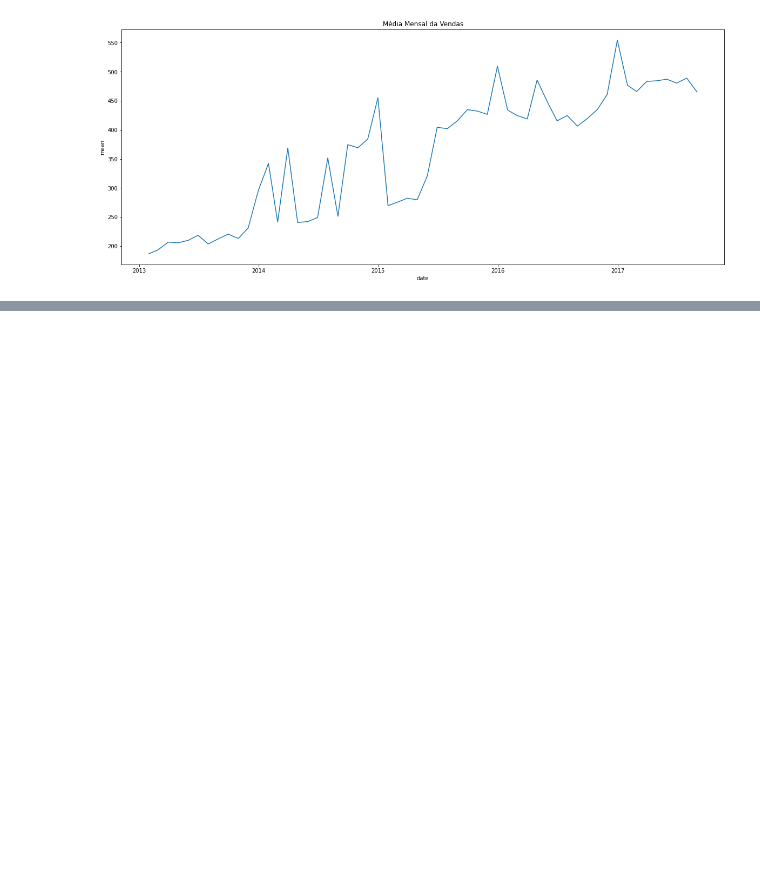
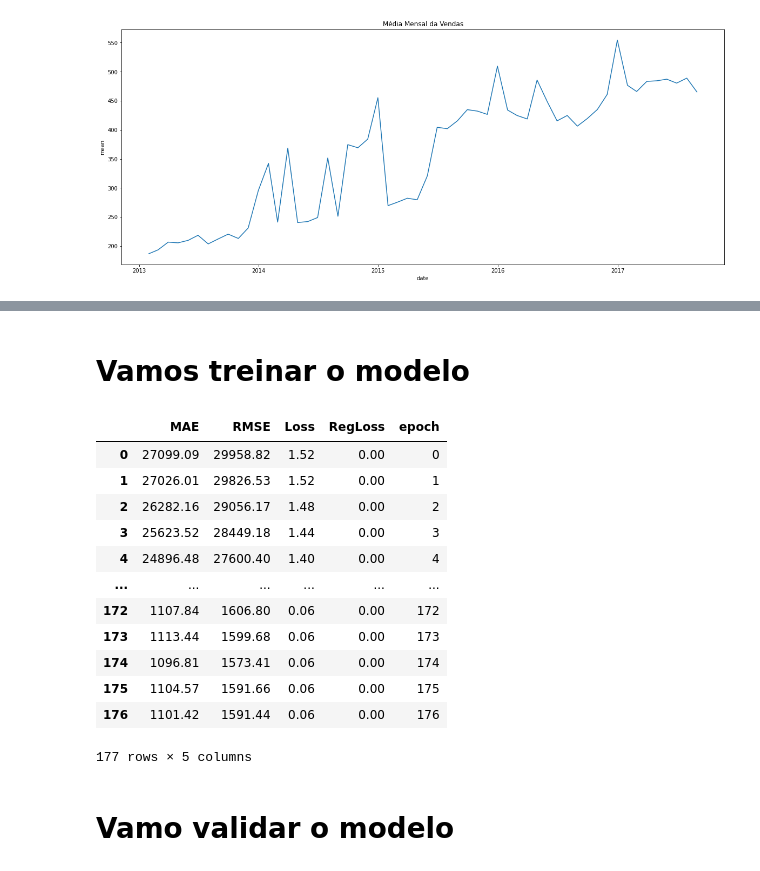
Before and after one commit to gileno/neuralprophet, a Jupyter notebook: talk-pt_BR.ipynb, the cells around one changed output, grey strips where cells are left out. Cells and saved outputs as stored; diff of their text form; code cells hidden in the pictures; blank space fills up the shorter version.

```diff
--- a/talk-pt_BR.ipynb
+++ b/talk-pt_BR.ipynb
@@ -171,0 +191,8 @@ df_train_grouped.head()
+# %%
+df_model = df_train_store[['date', 'sales']]
+df_model.columns = ['ds', 'y']
+df_model = df_model.groupby('ds').sum().reset_index()
+df_train, df_val = model.split_df(df_model, valid_p=0.2)
+print("Total dados:", len(df_model))
+print("Total treino:", len(df_train))
+print("Total validação:", len(df_val))
@@ -171,0 +210,6 @@ df_train_grouped.head()
+# %%
+df_holidays['date'] = pd.to_datetime(df_holidays['date'], format='%Y-%m-%d')
+df_holidays_store = df_holidays[
+    (df_holidays['locale_name'] == store_name) & (df_holidays['transferred'] == False)
+]
+df_holidays_store.head()
@@ -171,0 +225,8 @@ df_train_grouped.head()
+# %%
+events = pd.DataFrame(
+    {
+        "event": "city_holidays",
+        "ds": df_holidays['date'],
+    }
+)
+events.head()
@@ -171,0 +240,24 @@ df_train_grouped.head()
+# %% [markdown]
+# Vamos treinar o modelo
+# %%
+model = model.add_events("city_holidays")
+history_df = model.create_df_with_events(df_train, events)
+# %%
+metrics_train = model.fit(history_df, freq="D", progress="bar")
+metrics_train
+# %% [output]
+|  | MAE | RMSE | Loss | RegLoss | epoch |
+| 0 | 27099.09 | 29958.82 | 1.52 | 0.00 | 0 |
+| 1 | 27026.01 | 29826.53 | 1.52 | 0.00 | 1 |
+| 2 | 26282.16 | 29056.17 | 1.48 | 0.00 | 2 |
+| 3 | 25623.52 | 28449.18 | 1.44 | 0.00 | 3 |
+| 4 | 24896.48 | 27600.40 | 1.40 | 0.00 | 4 |
+| ... | ... | ... | ... | ... | ... |
+| 172 | 1107.84 | 1606.80 | 0.06 | 0.00 | 172 |
+| 173 | 1113.44 | 1599.68 | 0.06 | 0.00 | 173 |
+| 174 | 1096.81 | 1573.41 | 0.06 | 0.00 | 174 |
+| 175 | 1104.57 | 1591.66 | 0.06 | 0.00 | 175 |
+| 176 | 1101.42 | 1591.44 | 0.06 | 0.00 | 176 |
+177 rows × 5 columns
+# %% [markdown]
+# Vamo validar o modelo
```
Also changed, not shown: parts of 16 cells of this notebook, 2 other files.
